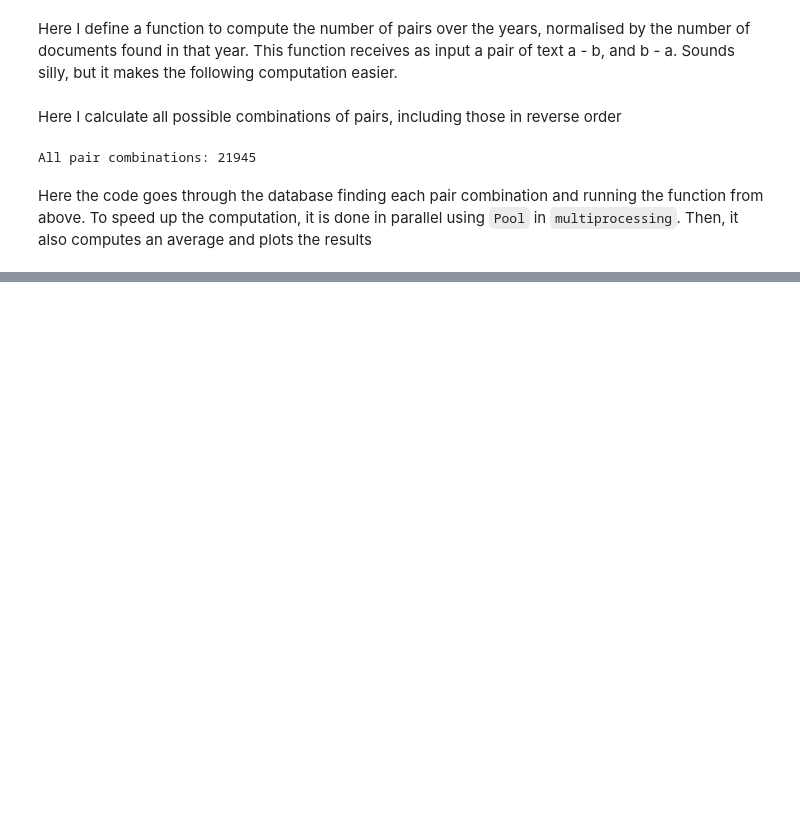
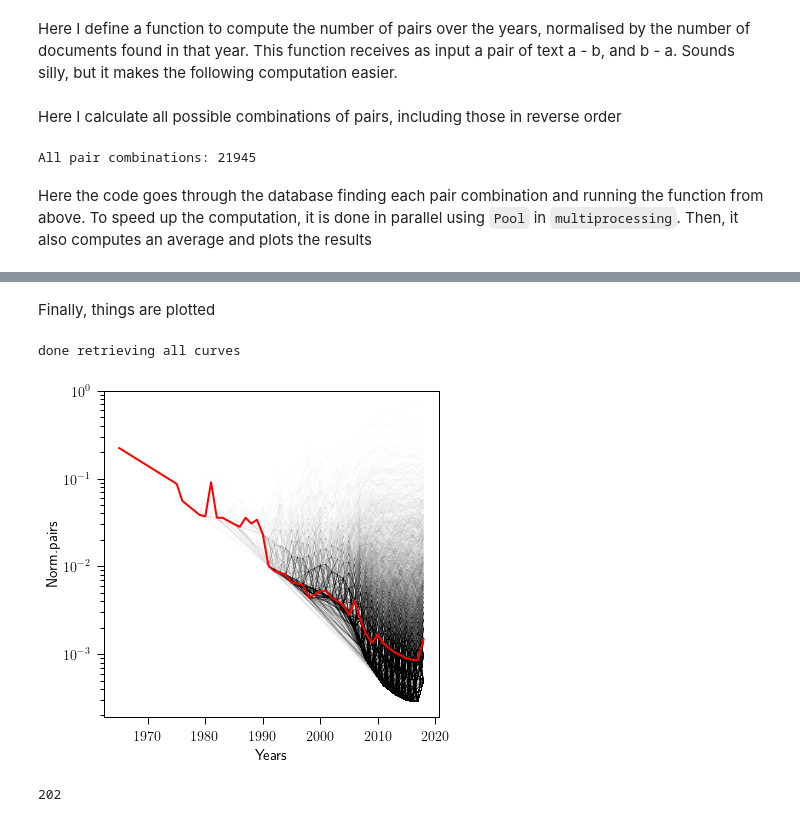
Before and after one commit to aaorsi/dataverz, a Jupyter notebook: piters_data.ipynb, the cells around one changed output, grey strips where cells are left out. Drawn from its saved outputs; the diff is of its cells as text; code cells hidden in the pictures; blank space fills up the shorter version.

```diff
--- a/piters_data.ipynb
+++ b/piters_data.ipynb
@@ -100,2 +94,36 @@ Process 2 done.
+# %% [markdown]
+Finally, things are plotted
+# %%
+plt.figure(1,figsize=(6,6))
+
+# Retrieving each individual pair evolution -- it's a bit slow...
+for ip in range(nproc):
+    flat_id_arr = np.unique(sum(id_arr_p[ip],[]))
+    all_ids = len(flat_id_arr)
+    for ik in range(all_ids):#:flat_id_arr):
+        idd = flat_id_arr[ik]
+        y_a = []
+        p_a = []
+        for iy in range(nallyears):
+            id_iy = np.where(id_arr_p[ip][iy] == idd)[0]
+            if len(id_iy) ==1:
+                y_a.append(year_arr[iy])
+                p_a.append(np_arr_p[ip][iy][id_iy[0]])
+
+
+        plt.plot(y_a,p_a,'k-',linewidth=.01)
+print 'done retrieving all curves'
+
+plt.plot(np.asarray(year_arr)[nzero], np.asarray(med_pairs)[nzero],'r-',linewidth=2)
+plt.xlabel('Years',fontsize=15)
+plt.ylabel('Norm.pairs',fontsize=15)
+plt.yscale('log')
+# %% [output]
+done retrieving all curves
+[figure, added]
+# %%
+print len(all_ids[25])
+# %% [output]
+202
 # %%
 # %% [output]
```
Also changed, not shown: parts of 5 cells of this notebook.
